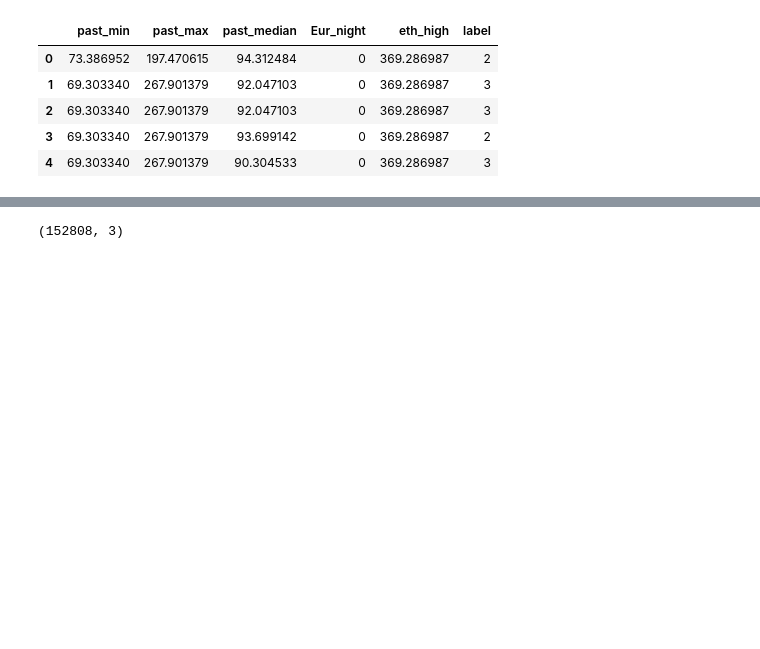
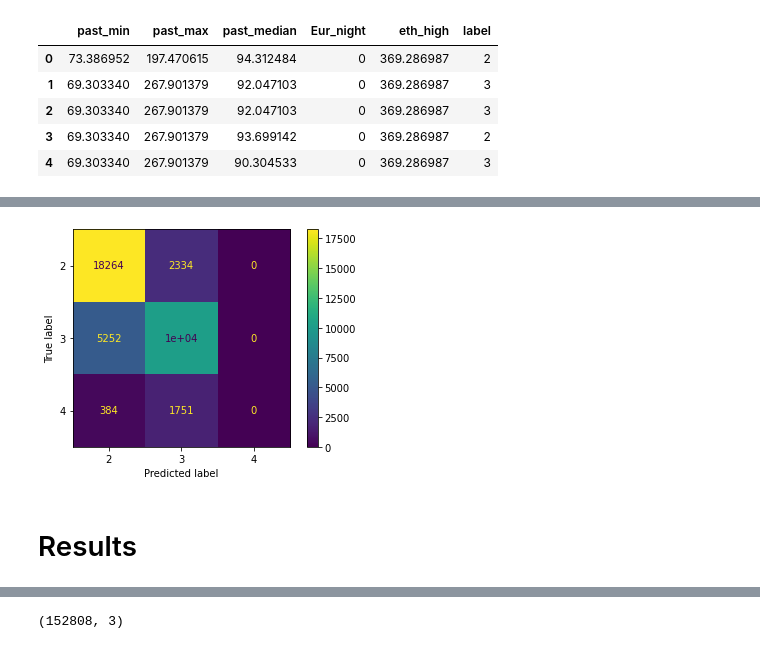
Before and after one commit to str42/CAMCOS, a Jupyter notebook: GasPricePredictor.ipynb, the cells around one changed output, grey strips where cells are left out. Cells and saved outputs as stored; diff of their text form; code cells hidden in the pictures; blank space fills up the shorter version.

Commit message:
Results

```diff
--- a/GasPricePredictor.ipynb
+++ b/GasPricePredictor.ipynb
@@ -150,7 +160,7 @@ dds.head()
 # %%
     def create_categorize(data_frame: pd.DataFrame, feature: str, label: str, ranges: List[float]):
         """
-        This function will create label based on the values in feature columns.
+        This function will create label based on the values in feature column.
         :param feature: The feature column that you want to use to create label.
         :param label: The label column that you want to create based on the values in feature column.
         :param ranges: The ranges of value in feature column that you want to use to create the label column.
@@ -255,5 +272,5 @@ Name: label, dtype: float64
 # %%
-inf_ranges = [1.0, 80.00, 250.00, np.inf]
+inf_ranges = [1.0, 80.00, 300.00, np.inf]
 inf_cluster_df = create_categorize(original_clean_data, 'gas_price', 'label', inf_ranges)
 count_summarize(inf_cluster_df, 'label', 'inf_cluster_df')
 # %% [output]
@@ -319,3 +379,10 @@ weighted avg       0.71      0.75      0.73    152808
+# %%
+plot_confusion_matrix(three_class_rfc, X_test, y_test)
+plt.show()
+# %% [output]
+[figure, added]
+# %% [markdown]
+# Results
 # %%
 accuracy_score(y_true=y_train, y_pred=y_pred_train)
 # %% [output]
```
Also changed, not shown: parts of 51 cells of this notebook, 9 other files.
